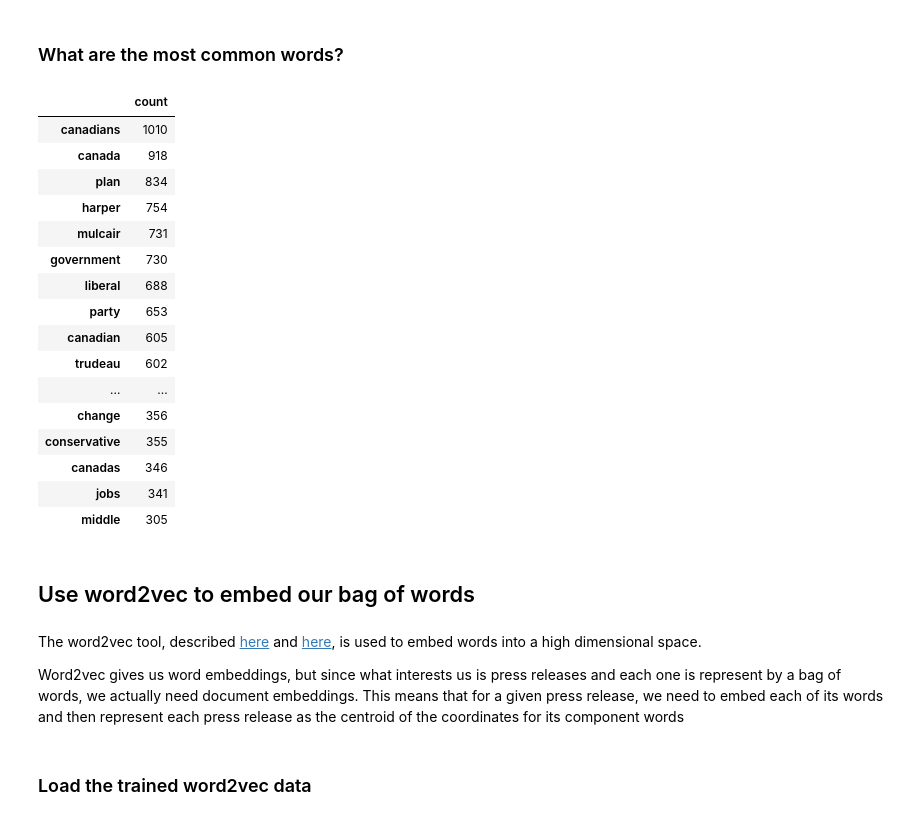
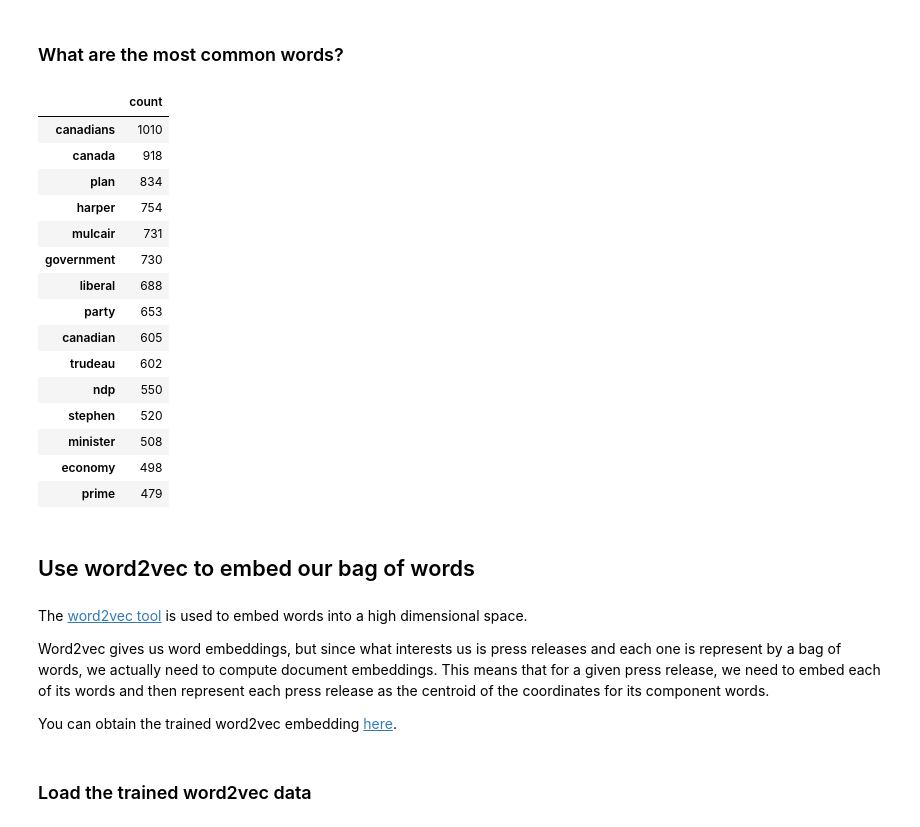
Before and after one commit to mldbai/election2015, a Jupyter notebook: Elections 2015.ipynb, the cells around one changed output. Saved outputs shown, nothing was run; the diff lists cells and outputs as text; code cells hidden in the pictures.

```diff
--- a/Elections 2015.ipynb
+++ b/Elections 2015.ipynb
@@ -92,35 +104,36 @@ mldb.query("select * from bag_of_words limit 1")
 # %% [markdown]
 ### What are the most common words?
 # %%
-df = mldb.query("select sum({*}) as * from bag_of_words")
+df = mldb.query("SELECT sum({*}) as * FROM bag_of_words")
 df2 = df.T
 df2.columns = ["count"]
 # %%
-df2.sort(columns="count", ascending=False)[:25]
+df2.sort(columns="count", ascending=False)[:15]
 # %% [output]
 |  | count |
 | canadians | 1010 |
 | canada | 918 |
 | plan | 834 |
 | harper | 754 |
 | mulcair | 731 |
 | government | 730 |
 | liberal | 688 |
 | party | 653 |
 | canadian | 605 |
 | trudeau | 602 |
-| ... | ... |
-| change | 356 |
-| conservative | 355 |
-| canadas | 346 |
-| jobs | 341 |
-| middle | 305 |
+| ndp | 550 |
+| stephen | 520 |
+| minister | 508 |
+| economy | 498 |
+| prime | 479 |
 # %% [markdown]
 ## Use word2vec to embed our bag of words
 # %% [markdown]
-The word2vec tool, described [here](http://arxiv.org/pdf/1301.3781v3.pdf) and [here](https://code.google.com/p/word2vec), is used to embed words into a high dimensional space.
+The [word2vec tool](http://arxiv.org/pdf/1301.3781v3.pdf) is used to embed words into a high dimensional space.
 
-Word2vec gives us word embeddings, but since what interests us is press releases and each one is represent by a bag of words, we actually need document embeddings. This means that for a given press release, we need to embed each of its words and then represent each press release as the centroid of the coordinates for its component words
+Word2vec gives us word embeddings, but since what interests us is press releases and each one is represent by a bag of words, we actually need to compute document embeddings. This means that for a given press release, we need to embed each of its words and then represent each press release as the centroid of the coordinates for its component words.
+
+You can obtain the trained word2vec embedding [here](https://code.google.com/p/word2vec).
 # %% [markdown]
 ### Load the trained word2vec data
 # %%
```
Also changed, not shown: parts of 30 cells of this notebook.
